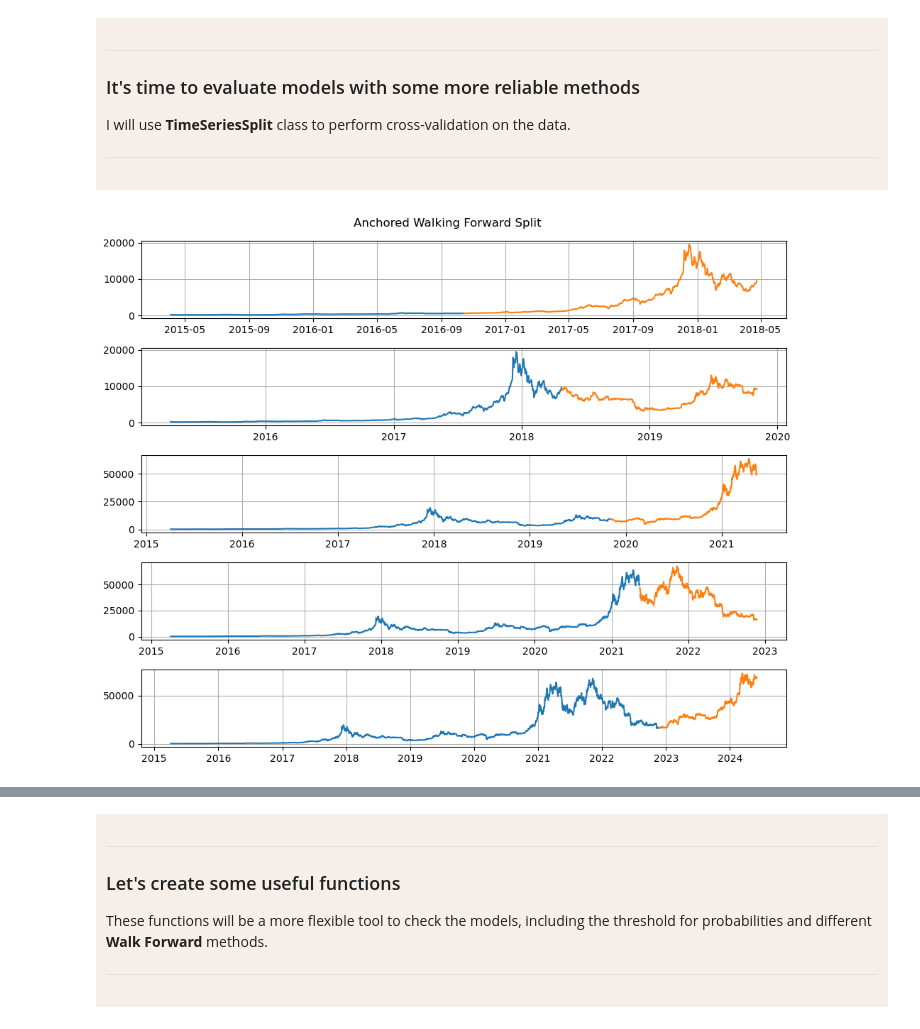
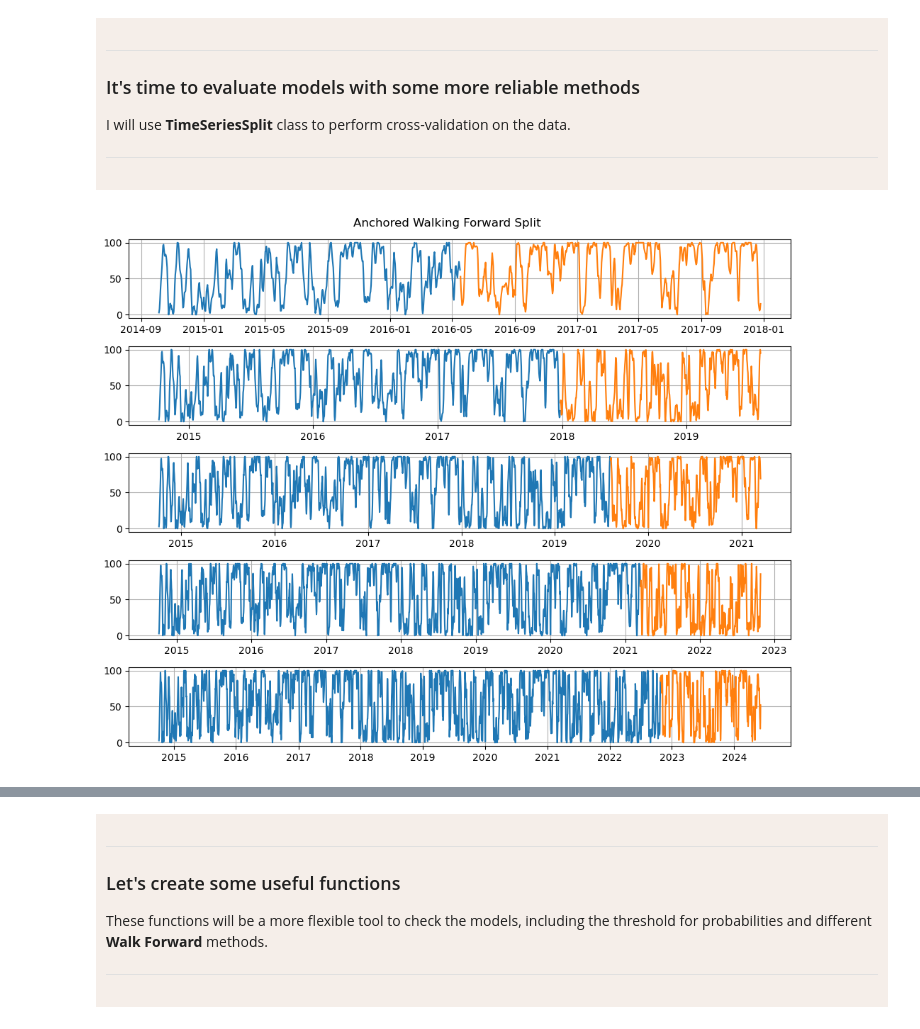
Before and after one commit to milonpabis/crypto-eye, a Jupyter notebook: stock-tool.ipynb, the cells around one changed output, grey strips where cells are left out. Cells and saved outputs as stored; diff of their text form; code cells hidden in the pictures.

Commit message:
Developed FE, deleted prices as features

```diff
--- a/stock-tool.ipynb
+++ b/stock-tool.ipynb
@@ -126,21 +253,29 @@ I am going to create following features:
 ---
 </div>
 # %%
-past_prices_values = [1, 3, 7, 14, 30, 200]
-window_values = [3, 7, 14, 30, 50, 200]
+RSI_windows = [3, 5, 7, 14, 20]
+CCI_windows = [3, 5, 7, 14, 20]
+SO_windows = [3, 5, 7, 14]
 
-for pp in past_prices_values:
-    bitcoin_data[f"{pp}D"] = bitcoin_data["Close"].shift(pp)
+raw_features = ["Growth"]
 
-for window in window_values:
-    # MOVING AVERAGE
-    bitcoin_data[f"{window}DA"] = bitcoin_data["Close"].rolling(window=window).mean()
-    # EXPONENTIAL MOVING AVERAGE
-    bitcoin_data[f"{window}DEA"] = bitcoin_data["Close"].ewm(span=window, adjust=False).mean()
-    # RSI
-    bitcoin_data[f"{window}RSI"] = RSI(bitcoin_data["Close"].copy(), window=window)
+for window in RSI_windows:
+    bitcoin_data[f"RSI{window}"] = RSI(bitcoin_data["Close"], window=window)
+    raw_features.append(f"RSI{window}")
+
+for window in CCI_windows:
+    bitcoin_data[f"CCI{window}"] = CCI(bitcoin_data["High"], bitcoin_data["Low"], bitcoin_data["Close"], window=window)
+    raw_features.append(f"CCI{window}")
+
+for window in SO_windows:
+    bitcoin_data[f"SO{window}"] = stochastic_oscilator(bitcoin_data["Close"], window=window)
+    bitcoin_data[f"SOMA3{window}"] = bitcoin_data[f"SO{window}"].rolling(3).mean()
+    raw_features.append(f"SO{window}")
+    raw_features.append(f"SOMA3{window}")
+
+bitcoin_data["MACD"] = MACD_hist(bitcoin_data["Close"])[0]
+raw_features.append("MACD")
+
 
 # TARGET VARIABLE
 bitcoin_data["Growth"] = (bitcoin_data["Close"] < bitcoin_data["Close"].shift(-1)).astype(int)
-
-bitcoin_data.dropna()[:-1]
@@ -162,4 +282,5 @@ bitcoin_data.dropna()[:-1]
 # %%
 bitcoin_data = bitcoin_data.dropna()[:-1]
-bitcoin_data.head()
+bitcoin_data = bitcoin_data[raw_features]
+bitcoin_data.tail()
 # %% [output]
@@ -329,16 +442,16 @@ splitter2 = TimeSeriesSplit(max_train_size=500, test_size=1, n_splits=5)
 # %%
 fig, axes = plt.subplots(figsize=(10, 8), nrows=5)
 
 for ax, (x_s, t_s) in zip(axes.flatten(), splitter.split(bitcoin_data)):
     data_part_train = bitcoin_data.iloc[x_s, :]
     data_part_test = bitcoin_data.iloc[t_s, :]
-    ax.plot(data_part_train["Close"])
-    ax.plot(data_part_test["Close"])
+    ax.plot(data_part_train["SOMA314"])
+    ax.plot(data_part_test["SOMA314"])
     ax.grid()
 fig.suptitle("Anchored Walking Forward Split")
 plt.tight_layout()
 # %% [output]
-[figure, old version]
+[figure, new version]
 # %%
 fig, axes = plt.subplots(figsize=(10, 8), nrows=5)
 
```
Also changed, not shown: parts of 50 cells of this notebook, 1 other file.
